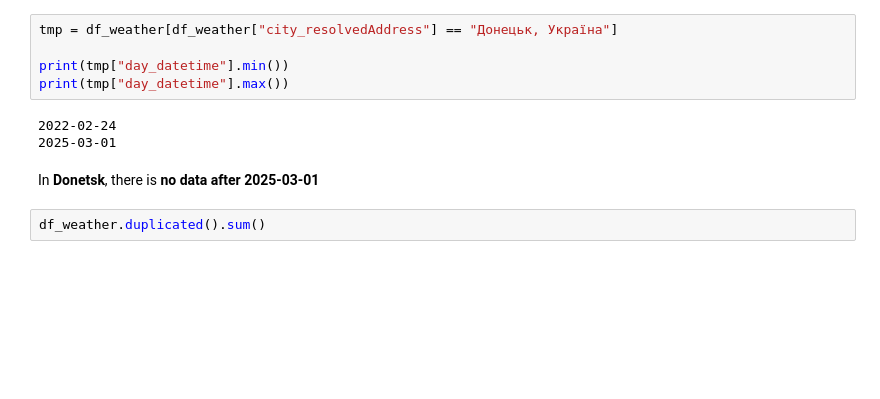
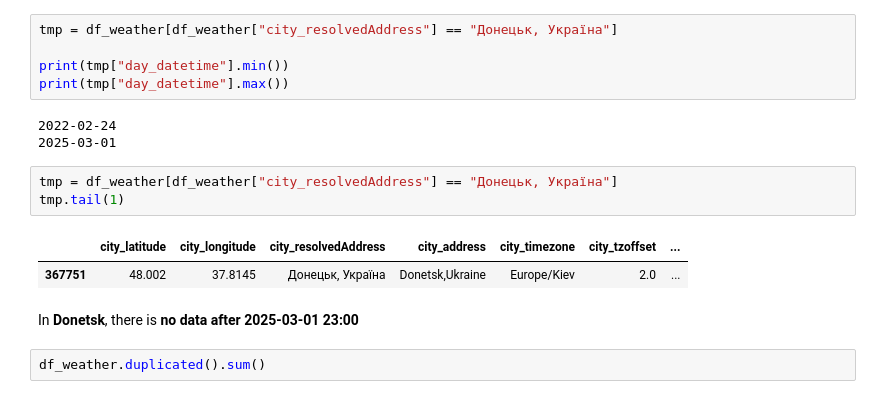
Before and after one commit to khorunzhaviktoriia/war-events-predictor-saas, a Jupyter notebook: forecasting/eda_nlp_preparation.ipynb, the cells around one changed output. Cells and saved outputs as stored; diff of their text form; blank space fills up the shorter version.

```diff
--- a/forecasting/eda_nlp_preparation.ipynb
+++ b/forecasting/eda_nlp_preparation.ipynb
@@ -209,8 +209,14 @@ print(tmp["day_datetime"].max())
 # %% [output]
 2022-02-24
 2025-03-01
+# %%
+tmp = df_weather[df_weather["city_resolvedAddress"] == "Донецьк, Україна"]
+tmp.tail(1)
+# %% [output]
+|  | city_latitude | city_longitude | city_resolvedAddress | city_address | city_timezone | city_tzoffset | ... |
+| 367751 | 48.002 | 37.8145 | Донецьк, Україна | Donetsk,Ukraine | Europe/Kiev | 2.0 | ... |
 # %% [markdown]
-In **Donetsk**, there is **no data after 2025-03-01**
+In **Donetsk**, there is **no data after 2025-03-01 23:00**
 # %%
 df_weather.duplicated().sum()
 # %% [output]
```
Also changed, not shown: parts of 8 cells of this notebook, 2 other files.
